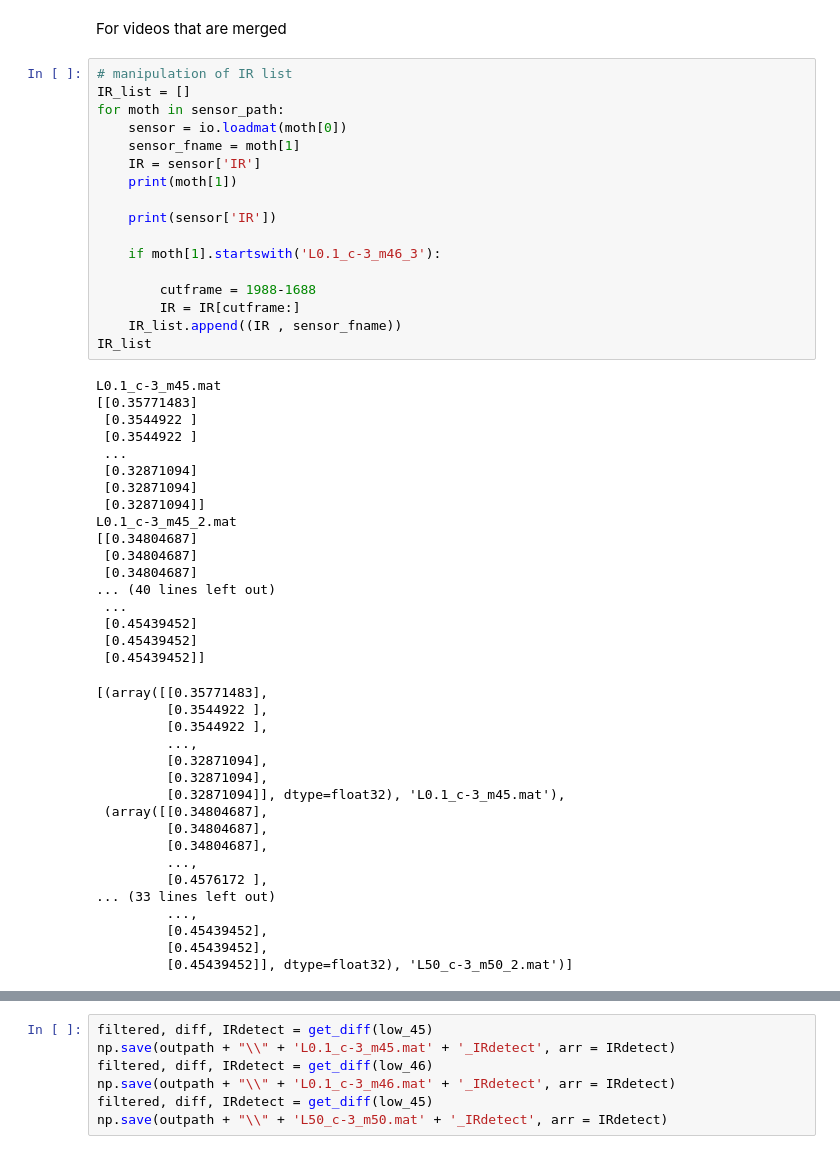
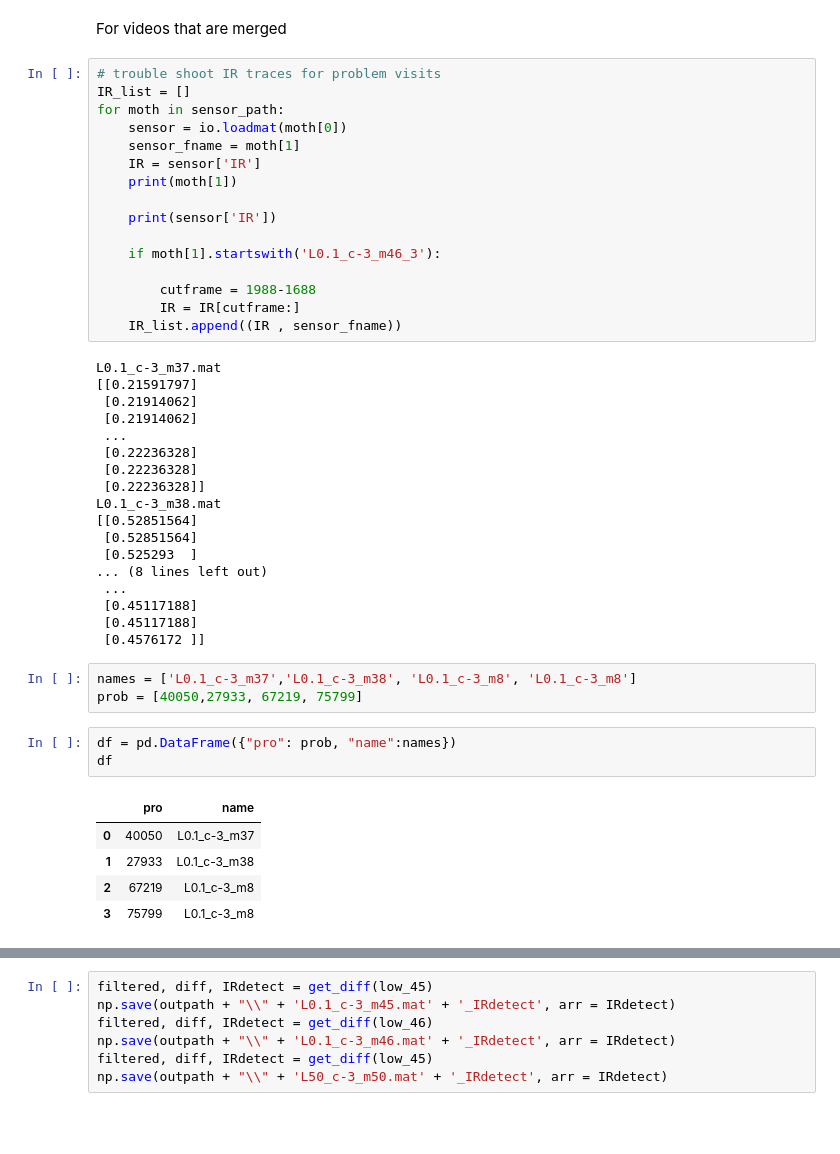
Before and after one commit to itsMahad/ManducaMultiSenseFeeding, a Jupyter notebook: Step4_IRDetectForAllData.ipynb, the cells around one changed output, grey strips where cells are left out. Drawn from its saved outputs; the diff is of its cells as text; blank space fills up the shorter version.

```diff
--- a/Step4_IRDetectForAllData.ipynb
+++ b/Step4_IRDetectForAllData.ipynb
@@ -137,7 +127,7 @@ L50_c-3_m9.mat
 # %% [markdown]
 For videos that are merged
 # %%
-# manipulation of IR list
+# trouble shoot IR traces for problem visits
 IR_list = []
 for moth in sensor_path:
     sensor = io.loadmat(moth[0])
@@ -152,39 +142,33 @@ for moth in sensor_path:
         cutframe = 1988-1688
         IR = IR[cutframe:]
     IR_list.append((IR , sensor_fname))
-IR_list
 # %% [output]
-L0.1_c-3_m45.mat
-[[0.35771483]
- [0.3544922 ]
- [0.3544922 ]
+L0.1_c-3_m37.mat
+[[0.21591797]
+ [0.21914062]
+ [0.21914062]
  ...
- [0.32871094]
- [0.32871094]
- [0.32871094]]
-L0.1_c-3_m45_2.mat
-[[0.34804687]
- [0.34804687]
- [0.34804687]
-... (40 lines left out)
+ [0.22236328]
+ [0.22236328]
+ [0.22236328]]
+L0.1_c-3_m38.mat
+[[0.52851564]
+ [0.52851564]
+ [0.525293  ]
+... (8 lines left out)
  ...
- [0.45439452]
- [0.45439452]
- [0.45439452]]
+ [0.45117188]
+ [0.45117188]
+ [0.4576172 ]]
-[(array([[0.35771483],
-         [0.3544922 ],
-         [0.3544922 ],
-         ...,
-         [0.32871094],
-         [0.32871094],
-         [0.32871094]], dtype=float32), 'L0.1_c-3_m45.mat'),
- (array([[0.34804687],
-         [0.34804687],
-         [0.34804687],
-         ...,
-         [0.4576172 ],
-... (33 lines left out)
-         ...,
-         [0.45439452],
-         [0.45439452],
-         [0.45439452]], dtype=float32), 'L50_c-3_m50_2.mat')]
+# %%
+names = ['L0.1_c-3_m37','L0.1_c-3_m38', 'L0.1_c-3_m8', 'L0.1_c-3_m8']
+prob = [40050,27933, 67219, 75799]
+# %%
+df = pd.DataFrame({"pro": prob, "name":names})
+df
+# %% [output]
+|  | pro | name |
+| 0 | 40050 | L0.1_c-3_m37 |
+| 1 | 27933 | L0.1_c-3_m38 |
+| 2 | 67219 | L0.1_c-3_m8 |
+| 3 | 75799 | L0.1_c-3_m8 |
```
Also changed, not shown: parts of 5 cells of this notebook.
